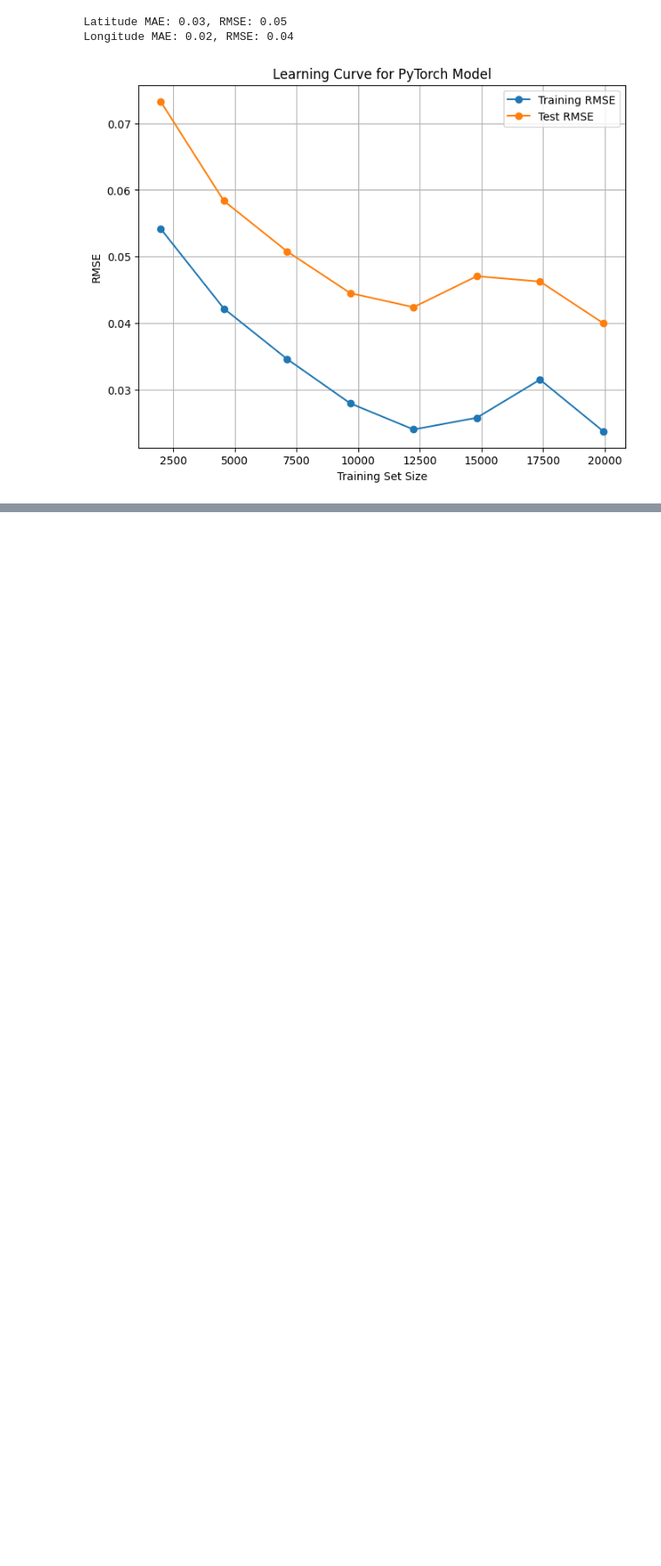
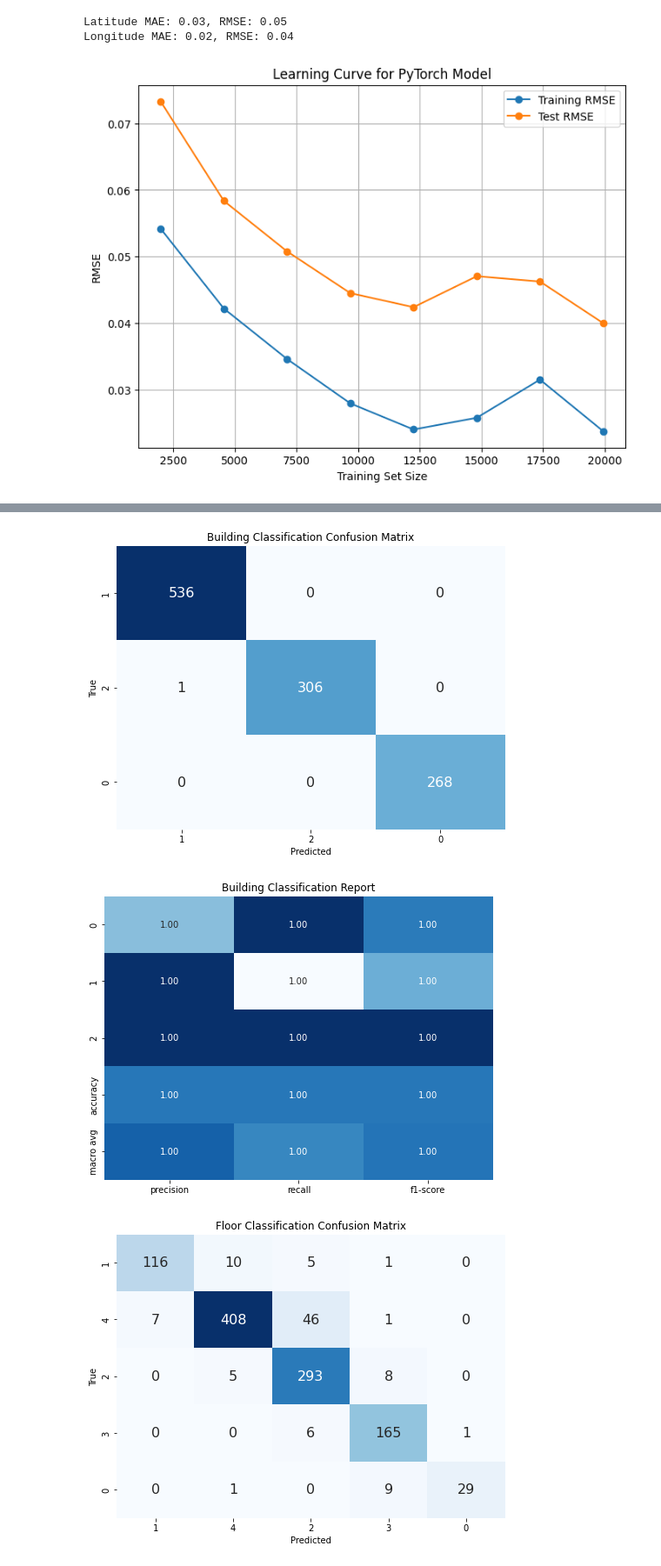
Before and after one commit to SaraAlameen82/MLProject, a Jupyter notebook: ML_project.ipynb, the cells around one changed output, grey strips where cells are left out. Shown at 87% size. Saved outputs shown, nothing was run; the diff lists cells and outputs as text; code cells hidden in the pictures; blank space fills up the shorter version.

```diff
--- a/ML_project.ipynb
+++ b/ML_project.ipynb
@@ -748,0 +788,15 @@ plot_pytorch_learning_curve(WifiRegressor, X_train_tensor, y_train_tensor, X_val
+# %%
+# Predictions
+y_building_pred = building_clf.predict(X_test)
+y_floor_pred = floor_clf.predict(X_test)
+
+# Classification metrics for the building and floor
+def classification_metrics(y_true, y_pred, label):
+    print(f"\n--- {label} CLASSIFICATION METRICS ---")
+    print("Accuracy:", accuracy_score(y_true, y_pred))
+    print("Precision:", precision_score(y_true, y_pred, average='weighted'))
+    print("Recall:", recall_score(y_true, y_pred, average='weighted'))
+    print("F1 Score:", f1_score(y_true, y_pred, average='weighted'))
+
+classification_metrics(y_building_test, y_building_pred, "BUILDING")
+classification_metrics(y_floor_test, y_floor_pred, "FLOOR")
@@ -748,0 +873,36 @@ plot_pytorch_learning_curve(WifiRegressor, X_train_tensor, y_train_tensor, X_val
+# %%
+# Confusion Matrix for Building Classification
+def plot_confusion_matrix(y_true, y_pred, title="Confusion Matrix"):
+    cm = confusion_matrix(y_true, y_pred)
+    plt.figure(figsize=(8, 6))
+    sns.heatmap(cm, annot=True, fmt="d", cmap="Blues", cbar=False, annot_kws={"size": 16},
+                xticklabels=y_true.unique(), yticklabels=y_true.unique())
+    plt.title(title)
+    plt.xlabel('Predicted')
+    plt.ylabel('True')
+    plt.show()
+
+# Plot the confusion matrix
+plot_confusion_matrix(y_building_test, y_building_pred, title="Building Classification Confusion Matrix")
+
+# Classification Report for Building Classification
+def plot_classification_report(y_true, y_pred, label="Building"):
+    report = classification_report(y_true, y_pred, output_dict=True)
+    df_report = pd.DataFrame(report).transpose()
+    plt.figure(figsize=(8, 6))
+    sns.heatmap(df_report.iloc[:-1, :-1], annot=True, cmap="Blues", fmt=".2f", cbar=False)
+    plt.title(f"{label} Classification Report")
+    plt.show()
+
+# Ploting the classification report for Building
+plot_classification_report(y_building_test, y_building_pred, label="Building")
+
+# Confusion Matrix for Floor Classification
+plot_confusion_matrix(y_floor_test, y_floor_pred, title="Floor Classification Confusion Matrix")
+
+# Classification Report for Floor classification
+plot_classification_report(y_floor_test, y_floor_pred, label="Floor")
+# %% [output]
+[figure, added]
+[figure, added]
+[figure, added]
```
Also changed, not shown: parts of 21 cells of this notebook.
